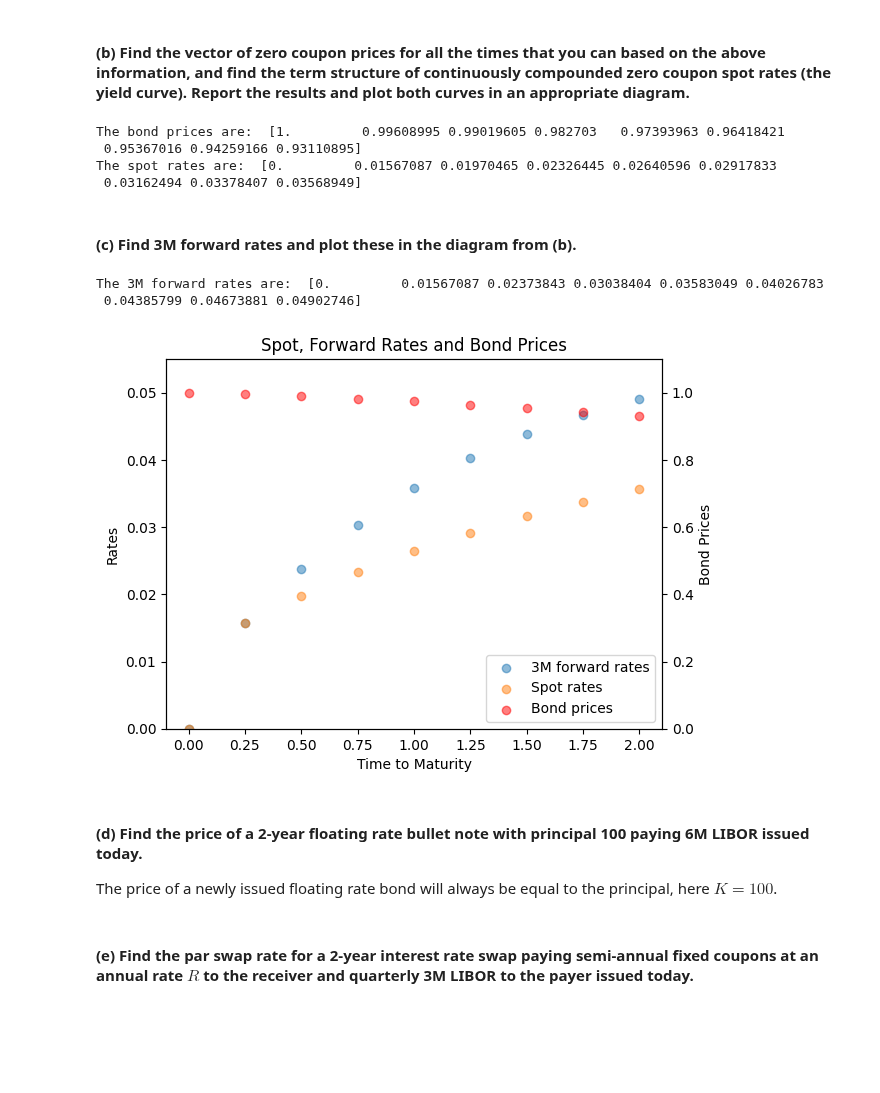
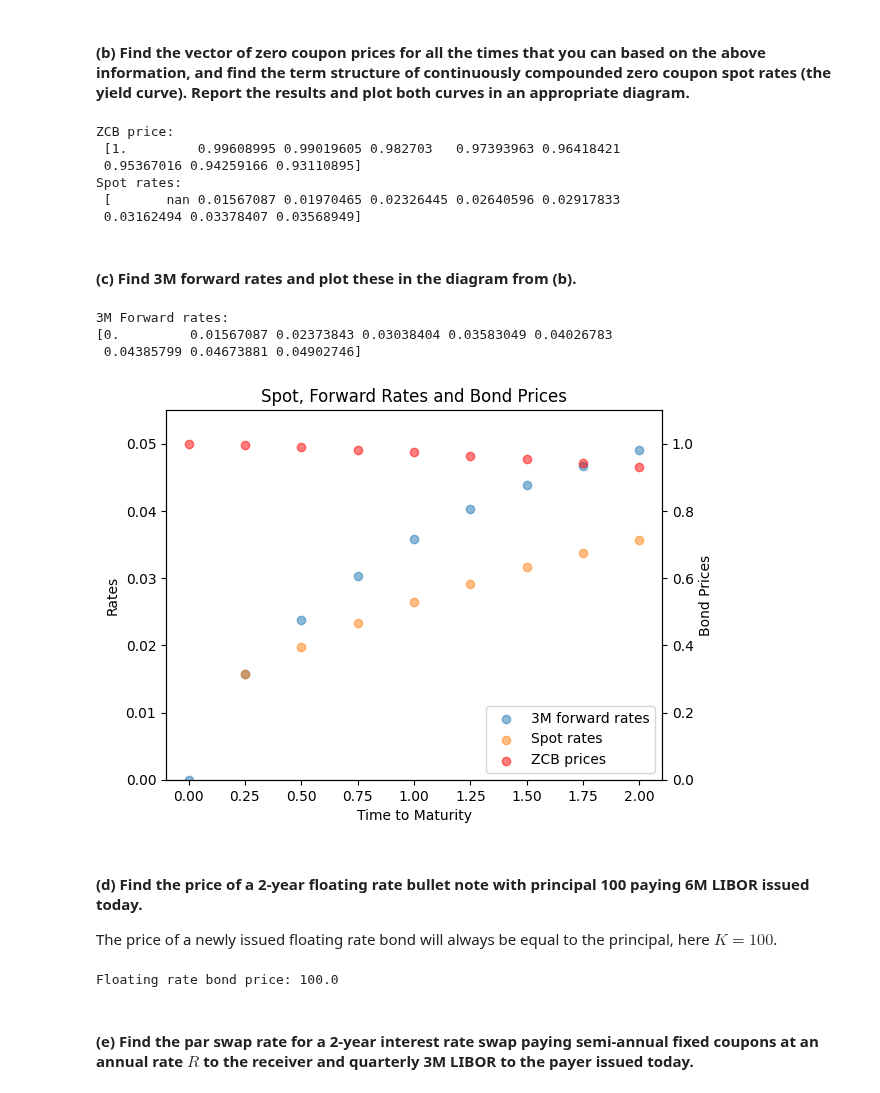
Before and after one commit to johanoelgaard/FixedIncome, a Jupyter notebook: Problem Set 1/ps1.ipynb, the cells around one changed output. Saved outputs shown, nothing was run; the diff lists cells and outputs as text; code cells hidden in the pictures; blank space fills up the shorter version.

```diff
--- a/Problem Set 1/ps1.ipynb
+++ b/Problem Set 1/ps1.ipynb
@@ -138,67 +150,84 @@ pi = np.array([102.33689177,104.80430234,105.1615306,105.6581905,104.02899992,10
 # set up vectors
 p, r = np.ones([M]), np.zeros([M])
 
-# set up vectors for the solution
-p[1], p[2] = 1/(1+L_3M*ttm[1]), 1/(1+L_6M*ttm[2])
+# ZCB prices, p[0] is 1, p[1] and p[2] are calculated using the given libor rates just announced
+p[1], p[2] = 1/(1+L_3M*T[1]), 1/(1+L_6M*T[2])
 
-y = pi-p[0]*cash_flow[:,0]-p[1]*cash_flow[:,1]-p[2]*cash_flow[:,2]
+# constructing the left hand side of the equation by subtracting the ZCB prices from bond prices
+y = pi-p[0]*C[:,0]-p[1]*C[:,1]-p[2]*C[:,2]
 
-x = cash_flow[:,3:]
+# choose X containing time fixings we do not have prices for (but no longer into the future than we have assets)
+x = C[:,3:]
 
+# solving the system of equations
 p[3:M] = np.linalg.solve(x,y)
 
-# calculate the forward rates
-for i in range(1,M):
-    r[i] = -np.log(p[i])/ttm[i]
+# using fid nb this makes period 0 nan while the formula below makes it 0
+r = fid.spot_rates_from_zcb_prices(T,p)
+
+# alternatively using the formula for spot rates form ZCB prices
+# for i in range(1,M):
+#     r[i] = -np.log(p[i])/T[i]
+
+print("ZCB price: \n", p)
+print("Spot rates: \n", r)
+# %% [output]
+ZCB price:
+ [1.         0.99608995 0.99019605 0.982703   0.97393963 0.96418421
+ 0.95367016 0.94259166 0.93110895]
+Spot rates:
+ [       nan 0.01567087 0.01970465 0.02326445 0.02640596 0.02917833
+ 0.03162494 0.03378407 0.03568949]
-# %%
-print("The bond prices are: ", p)
-print("The spot rates are: ", r)
-# %% [output]
-The bond prices are:  [1.         0.99608995 0.99019605 0.982703   0.97393963 0.96418421
- 0.95367016 0.94259166 0.93110895]
-The spot rates are:  [0.         0.01567087 0.01970465 0.02326445 0.02640596 0.02917833
- 0.03162494 0.03378407 0.03568949]
 # %% [markdown]
 #### (c) Find 3M forward rates and plot these in the diagram from (b).
 # %%
-f_3M = np.zeros([M])
-f_3M[0] = r[0]
-for i in range(1,M):
-    f_3M[i] = -(np.log(p[i])-np.log(p[i-1]))/(ttm[i]-ttm[i-1])
+# using fid
+f_3M = fid.forward_rates_from_zcb_prices(T,p)
+
+# alternatively using the formula
+# f_3M = np.zeros([M])
+# f_3M[0] = r[0]
+# for i in range(1,M):
+#     f_3M[i] = -(np.log(p[i])-np.log(p[i-1]))/(T[i]-T[i-1])
+
+print(f'3M Forward rates: \n{f_3M}')
+# %% [output]
+3M Forward rates:
+[0.         0.01567087 0.02373843 0.03038404 0.03583049 0.04026783
+ 0.04385799 0.04673881 0.04902746]
-# %%
-print("The 3M forward rates are: ", f_3M)
-# %% [output]
-The 3M forward rates are:  [0.         0.01567087 0.02373843 0.03038404 0.03583049 0.04026783
- 0.04385799 0.04673881 0.04902746]
 # %%
 # Plot spot and forward rates
 fig, ax1 = plt.subplots()
 
-scatter1 = ax1.scatter(ttm, f_3M, label='3M forward rates', alpha=0.5)
-scatter2 = ax1.scatter(ttm, r, label='Spot rates', alpha=0.5)
+scatter1 = ax1.scatter(T, f_3M, label='3M forward rates', alpha=0.5)
+scatter2 = ax1.scatter(T, r, label='Spot rates', alpha=0.5)
 ax1.set_ylim([0, 0.055])
 ax1.set_xlabel('Time to Maturity')
 ax1.set_ylabel('Rates')
 
 # Add bond prices to the plot on the right axis
 ax2 = ax1.twinx()
-scatter3 = ax2.scatter(ttm, p, label='ZCB prices', color='red', alpha=0.5)
+scatter3 = ax2.scatter(T, p, label='ZCB prices', color='red', alpha=0.5)
 ax2.set_ylim([0, 1.1])
 ax2.set_ylabel('Bond Prices')
 
 # Combine legends
 scatters = [scatter1, scatter2, scatter3]
 labels = [scatter.get_label() for scatter in scatters]
 ax1.legend(scatters, labels, loc='lower right')
 
 plt.title('Spot, Forward Rates and Bond Prices')
 plt.show()
 # %% [output]
-[figure, old version]
+[figure, new version]
 # %% [markdown]
 #### (d) Find the price of a 2-year floating rate bullet note with principal 100 paying 6M LIBOR issued today.
 The price of a newly issued floating rate bond will always be equal to the principal, here $K = 100$.
 # %%
 pi_float = K*p[0]
+
+print(f"Floating rate bond price: {pi_float}")
+# %% [output]
+Floating rate bond price: 100.0
 # %% [markdown]
 #### (e) Find the par swap rate for a 2-year interest rate swap paying semi-annual fixed coupons at an annual rate $ R $ to the receiver and quarterly 3M LIBOR to the payer issued today.
```
Also changed, not shown: parts of 9 cells of this notebook, 4 other files.
